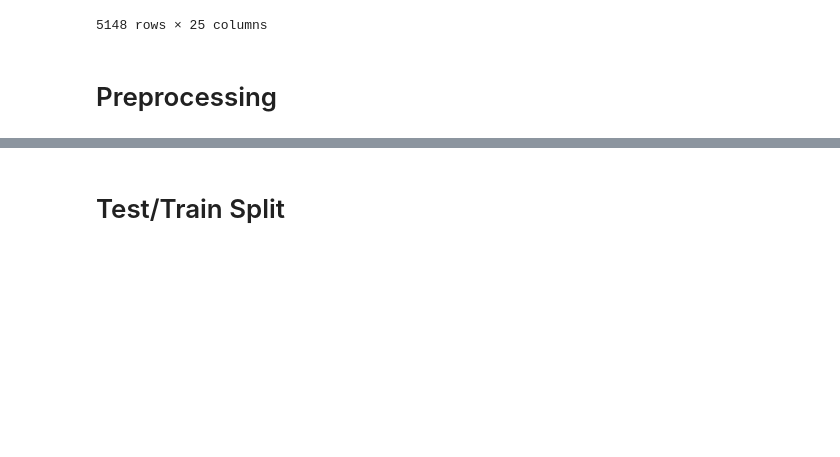
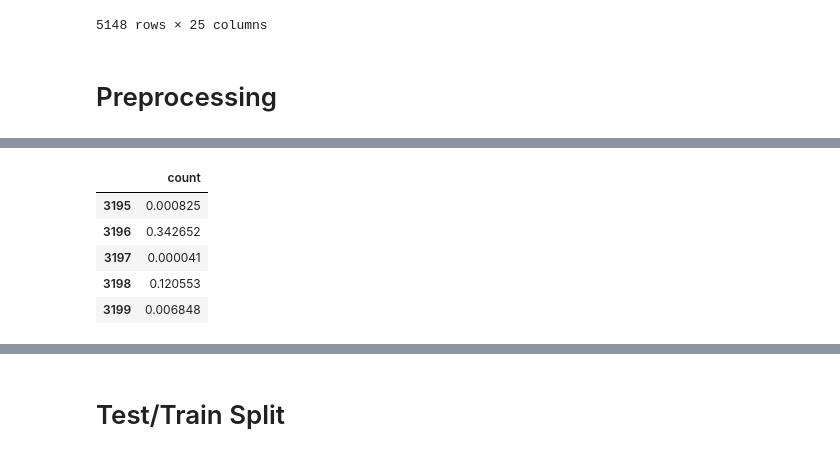
Before and after one commit to samaygarg/evprediction, a Jupyter notebook: finalproject_samay.ipynb, the cells around one changed output, grey strips where cells are left out. Drawn from its saved outputs; the diff is of its cells as text; code cells hidden in the pictures; blank space fills up the shorter version.

```diff
--- a/finalproject_samay.ipynb
+++ b/finalproject_samay.ipynb
@@ -111,6 +131,13 @@ features.head()
 # %%
-response = data[['count']]
+response = data_2018[['count']]
 response.head()
+# %% [output]
+|  | count |
+| 3195 | 0.000825 |
+| 3196 | 0.342652 |
+| 3197 | 0.000041 |
+| 3198 | 0.120553 |
+| 3199 | 0.006848 |
 # %%
 features_scale = StandardScaler().fit_transform(features)
 response_scale = StandardScaler().fit_transform(response)
```
Also changed, not shown: parts of 17 cells of this notebook, 1 other file.
